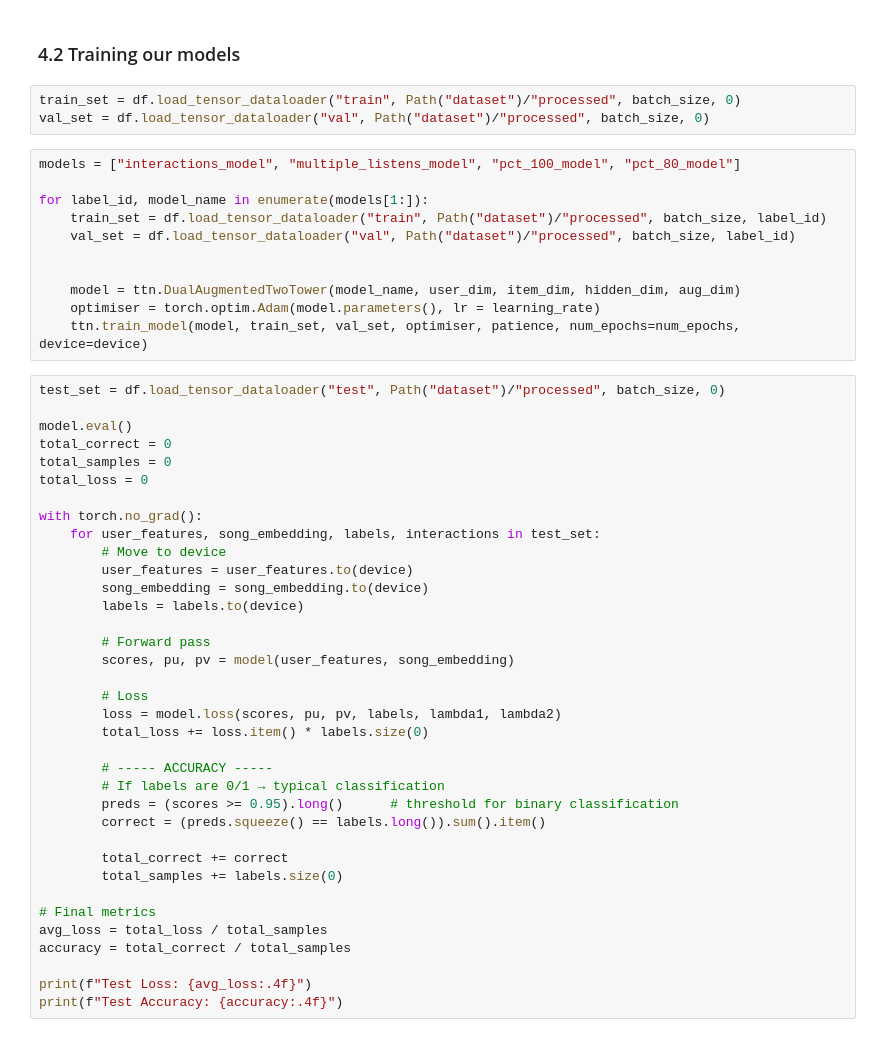
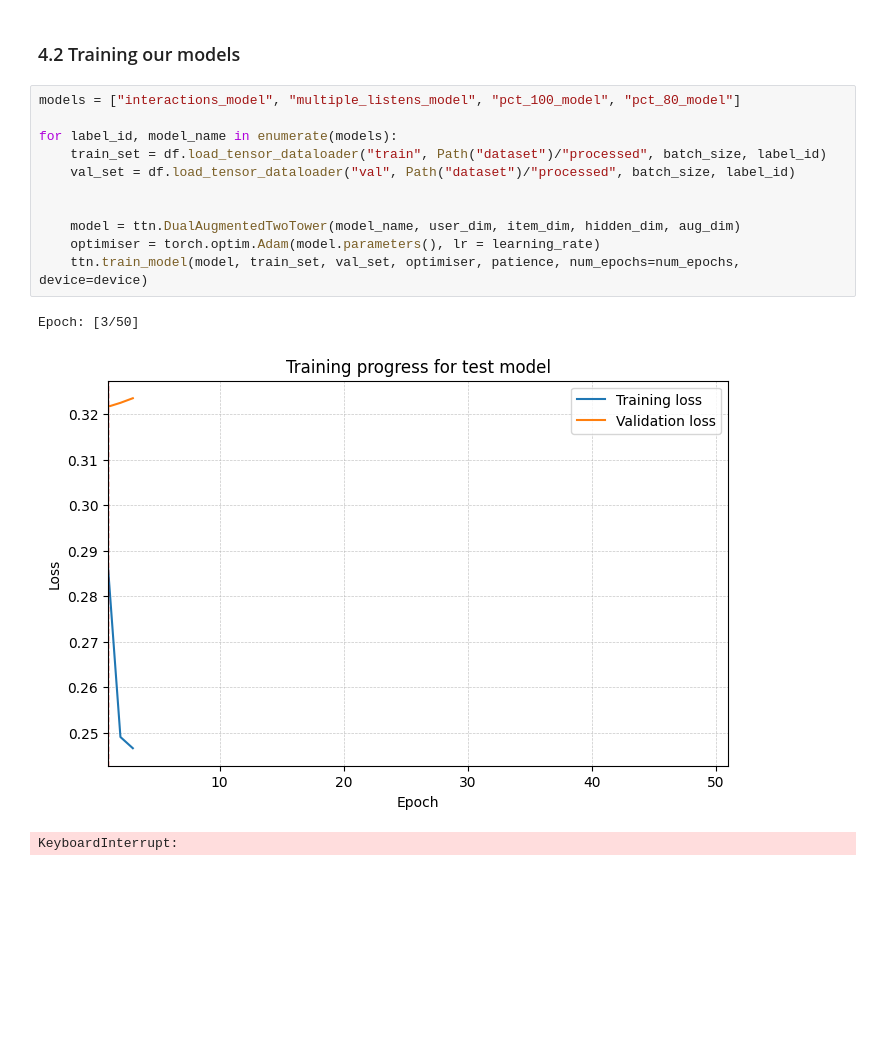
Before and after one commit to PaulusBoskabouter/TTIR, a Jupyter notebook: download_and_train.ipynb, the cells around one changed output. Drawn from its saved outputs; the diff is of its cells as text; blank space fills up the shorter version.

Commit message:
Completed model training

```diff
--- a/download_and_train.ipynb
+++ b/download_and_train.ipynb
@@ -303,52 +305,17 @@ print("Training models on:", device)
 # %% [markdown]
 ### 4.2 Training our models
-# %%
-train_set = df.load_tensor_dataloader("train", Path("dataset")/"processed", batch_size, 0)
-val_set = df.load_tensor_dataloader("val", Path("dataset")/"processed", batch_size, 0)
 # %%
 models = ["interactions_model", "multiple_listens_model", "pct_100_model", "pct_80_model"]
 
-for label_id, model_name in enumerate(models[1:]):
+for label_id, model_name in enumerate(models):
     train_set = df.load_tensor_dataloader("train", Path("dataset")/"processed", batch_size, label_id)
     val_set = df.load_tensor_dataloader("val", Path("dataset")/"processed", batch_size, label_id)
 
 
     model = ttn.DualAugmentedTwoTower(model_name, user_dim, item_dim, hidden_dim, aug_dim)
     optimiser = torch.optim.Adam(model.parameters(), lr = learning_rate)
     ttn.train_model(model, train_set, val_set, optimiser, patience, num_epochs=num_epochs, device=device)
+# %% [output]
+Epoch: [3/50]
+[figure, added]
+KeyboardInterrupt:
-# %%
-test_set = df.load_tensor_dataloader("test", Path("dataset")/"processed", batch_size, 0)
-
-model.eval()
-total_correct = 0
-total_samples = 0
-total_loss = 0
-
-with torch.no_grad():
-    for user_features, song_embedding, labels, interactions in test_set:
-        # Move to device
-        user_features = user_features.to(device)
-        song_embedding = song_embedding.to(device)
-        labels = labels.to(device)
-
-        # Forward pass
-        scores, pu, pv = model(user_features, song_embedding)
-
-        # Loss
-        loss = model.loss(scores, pu, pv, labels, lambda1, lambda2)
-        total_loss += loss.item() * labels.size(0)
-
-        # ----- ACCURACY -----
-        # If labels are 0/1 → typical classification
-        preds = (scores >= 0.95).long()      # threshold for binary classification
-        correct = (preds.squeeze() == labels.long()).sum().item()
-
-        total_correct += correct
-        total_samples += labels.size(0)
-
-# Final metrics
-avg_loss = total_loss / total_samples
-accuracy = total_correct / total_samples
-
-print(f"Test Loss: {avg_loss:.4f}")
-print(f"Test Accuracy: {accuracy:.4f}")
```
Also changed, not shown: parts of 1 cell of this notebook, 8 other files.
